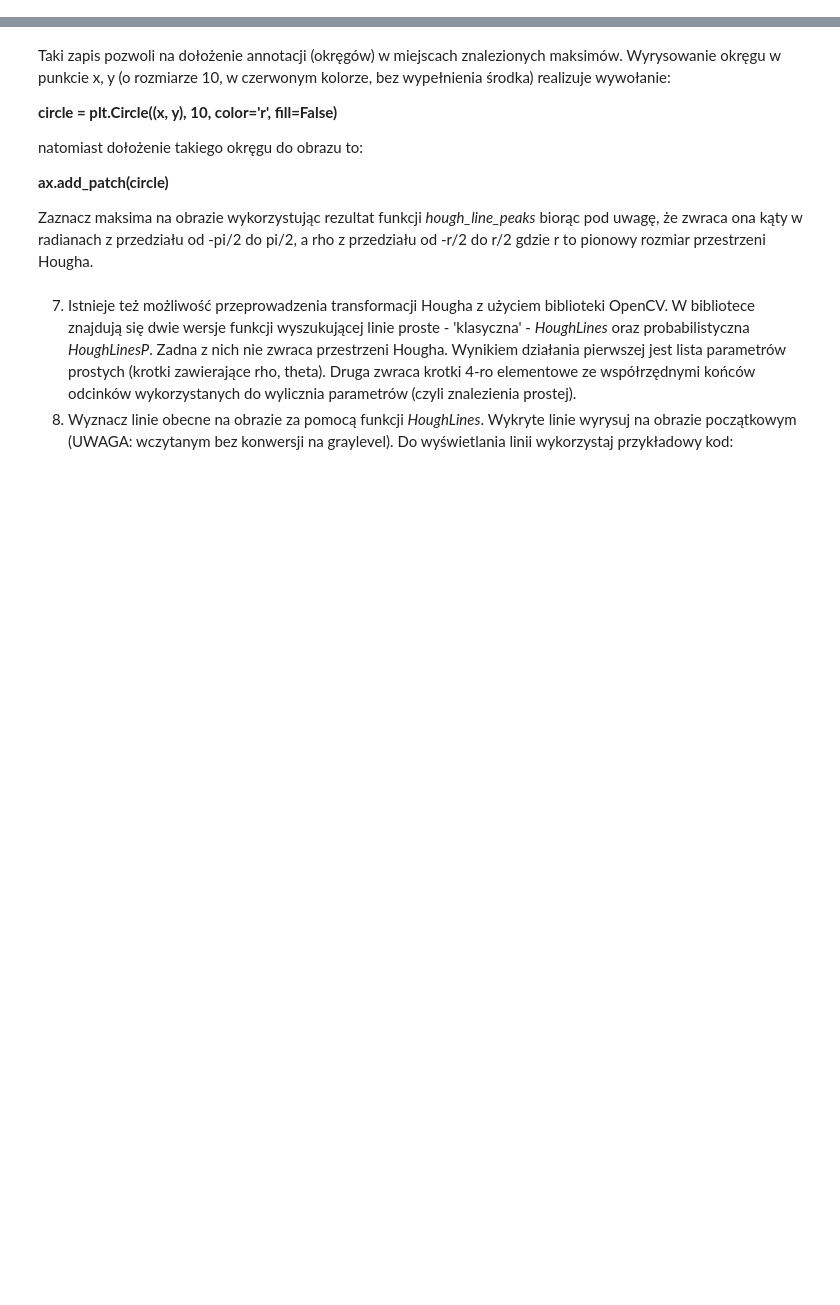
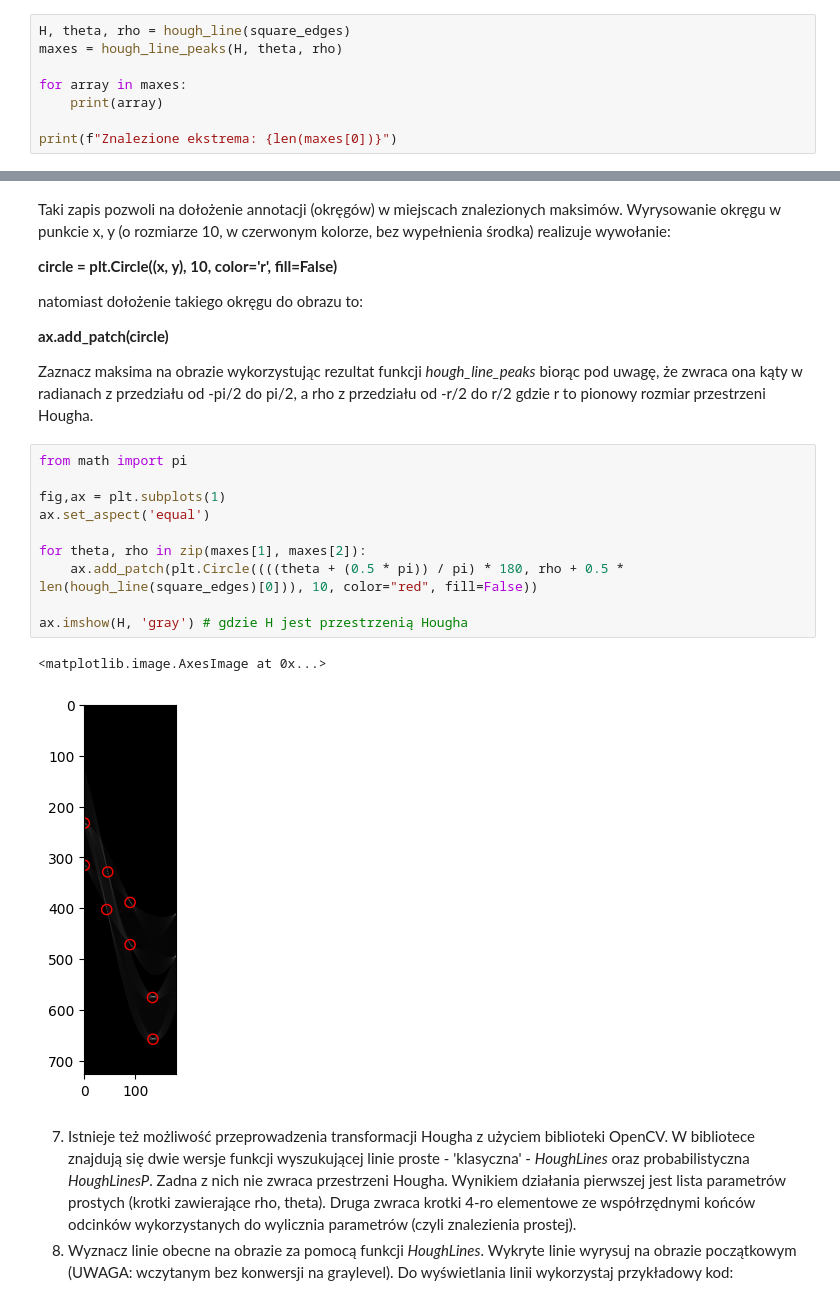
Before and after one commit to DziqG2NK/Przetwarzanie-i-analiza-obraz-w-cyfrowych, a Jupyter notebook: zajecia_4/Hough.ipynb, the cells around one changed output, grey strips where cells are left out. Cells and saved outputs as stored; diff of their text form; blank space fills up the shorter version.

Commit message:
Edges detected with Hough maximas

```diff
--- a/zajecia_4/Hough.ipynb
+++ b/zajecia_4/Hough.ipynb
@@ -180,3 +180,11 @@ Jak widać można zauważyć, że krawędzi jest 8 i jest także 8 punktów wzmo
 # %% [markdown]
  5. W module skimage.transform dostępna jest funkcja do automatycznej analizy przestrzeni Hougha - wyszukiwania maksimów - *hough\_line\_peaks*. Jako parametry przyjmuje ona wyniki funkcji *hough\_line* (macierz H, theta i rho). Dodatkowo można podać próg powyżej którego punkt uznawany jest za maksimum (_threshold_ - domyslnie jest to połowa maksimum w przestrzeni H) oraz liczbę poszukiwanych maksimów (*num_peaks*). Funkcja zwraca współrzędne maksimów. Wykorzystaj funkcję *hough\_line\_peaks* do znalezienia maksimów odpowiadających krawędziom kwadratów.
  6. Wyświetl macierz H używając konstrukcji:
+# %%
+H, theta, rho = hough_line(square_edges)
+maxes = hough_line_peaks(H, theta, rho)
+
+for array in maxes:
+    print(array)
+
+print(f"Znalezione ekstrema: {len(maxes[0])}")
@@ -195,6 +212,19 @@ natomiast dołożenie takiego okręgu do obrazu to:
 **ax.add_patch(circle)**
 
 Zaznacz maksima na obrazie wykorzystując rezultat funkcji *hough\_line\_peaks* biorąc pod uwagę, że zwraca ona kąty w radianach z przedziału od -pi/2 do pi/2, a rho z przedziału od -r/2 do r/2 gdzie r to pionowy rozmiar przestrzeni Hougha.
+# %%
+from math import pi
+
+fig,ax = plt.subplots(1)
+ax.set_aspect('equal')
+
+for theta, rho in zip(maxes[1], maxes[2]):
+    ax.add_patch(plt.Circle((((theta + (0.5 * pi)) / pi) * 180, rho + 0.5 * len(hough_line(square_edges)[0])), 10, color="red", fill=False))
+
+ax.imshow(H, 'gray') # gdzie H jest przestrzenią Hougha
+# %% [output]
+<matplotlib.image.AxesImage at 0x...>
+[figure, added]
 # %% [markdown]
 7. Istnieje też możliwość przeprowadzenia transformacji Hougha z użyciem biblioteki OpenCV. W bibliotece znajdują się dwie wersje funkcji wyszukującej linie proste - 'klasyczna' - _HoughLines_ oraz probabilistyczna _HoughLinesP_. Zadna z nich nie zwraca przestrzeni Hougha. Wynikiem działania pierwszej jest lista parametrów prostych (krotki zawierające rho, theta). Druga zwraca krotki 4-ro elementowe ze współrzędnymi końców odcinków wykorzystanych do wylicznia parametrów (czyli znalezienia prostej).
 8. Wyznacz linie obecne na obrazie za pomocą funkcji _HoughLines_. Wykryte linie wyrysuj na obrazie początkowym (UWAGA: wczytanym bez konwersji na graylevel). Do wyświetlania linii wykorzystaj przykładowy kod:
```
Also changed, not shown: parts of 6 cells of this notebook.
